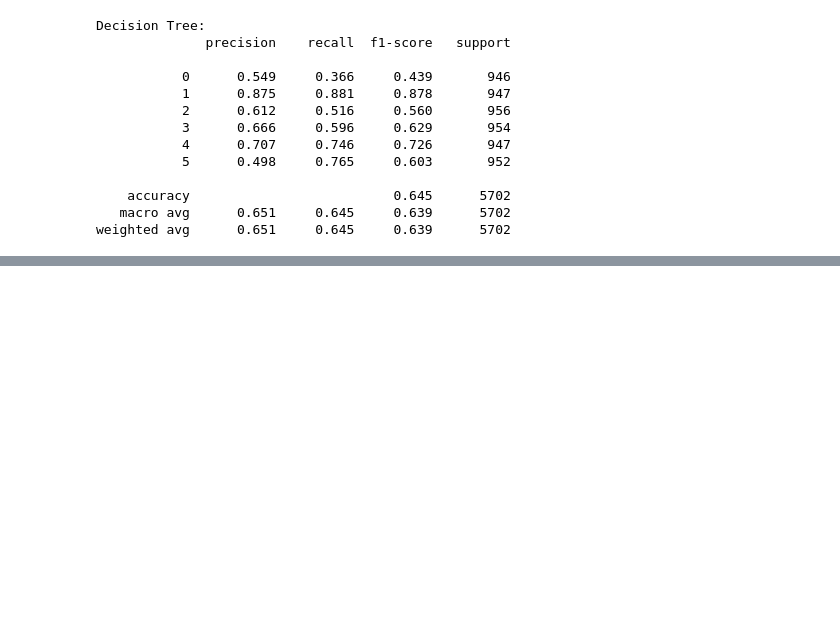
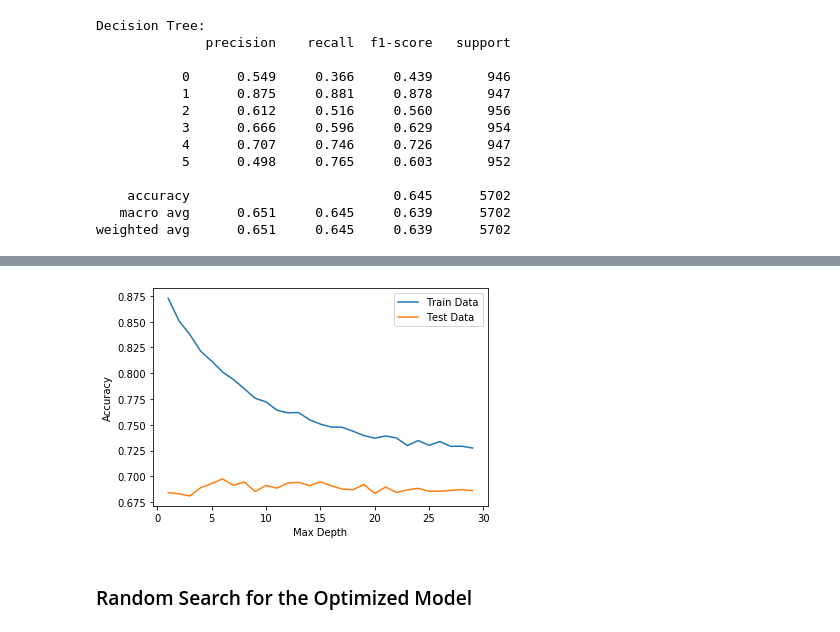
Before and after one commit to daniyalmaroufi/AI_Course, a Jupyter notebook: CA4/CA4.ipynb, the cells around one changed output, grey strips where cells are left out. Cells and saved outputs as stored; diff of their text form; code cells hidden in the pictures; blank space fills up the shorter version.

Commit message:
CA4 added the optimized model

```diff
--- a/CA4/CA4.ipynb
+++ b/CA4/CA4.ipynb
@@ -491,0 +597,15 @@ weighted avg      0.651     0.645     0.639      5702
+# %%
+n_estimators=15
+max_depth=14
+min_samples_leaf_list=[i for i in range(1,30)]
+test_acc=[]
+train_acc=[]
+
+for min_samples_leaf in min_samples_leaf_list:
+    clf=RandomForestClassifier(n_estimators=n_estimators,max_depth=max_depth,min_samples_leaf=min_samples_leaf)
+    clf=clf.fit(x_train,y_train)
+    y_pred_train=clf.predict(x_train)
+    train_acc.append(metrics.accuracy_score(y_train,y_pred_train))
+    y_pred_test=clf.predict(x_test)
+    test_acc.append(metrics.accuracy_score(y_test,y_pred_test))
+    print('Random Forest: number of estimators: ',n_estimators,'max depth:',max_depth,',min sample leaf:',min_samples_leaf,'train accuracy:',train_acc[-1],'test accuracy:',test_acc[-1])
@@ -491,0 +630,11 @@ weighted avg      0.651     0.645     0.639      5702
+# %%
+plt.plot(min_samples_leaf_list,list(train_acc),label='Train Data')
+plt.plot(min_samples_leaf_list,list(test_acc),label='Test Data')
+plt.legend()
+plt.xlabel('Max Depth')
+plt.ylabel('Accuracy')
+plt.show()
+# %% [output]
+[figure, added]
+# %% [markdown]
+### Random Search for the Optimized Model
```
Also changed, not shown: parts of 13 cells of this notebook.
